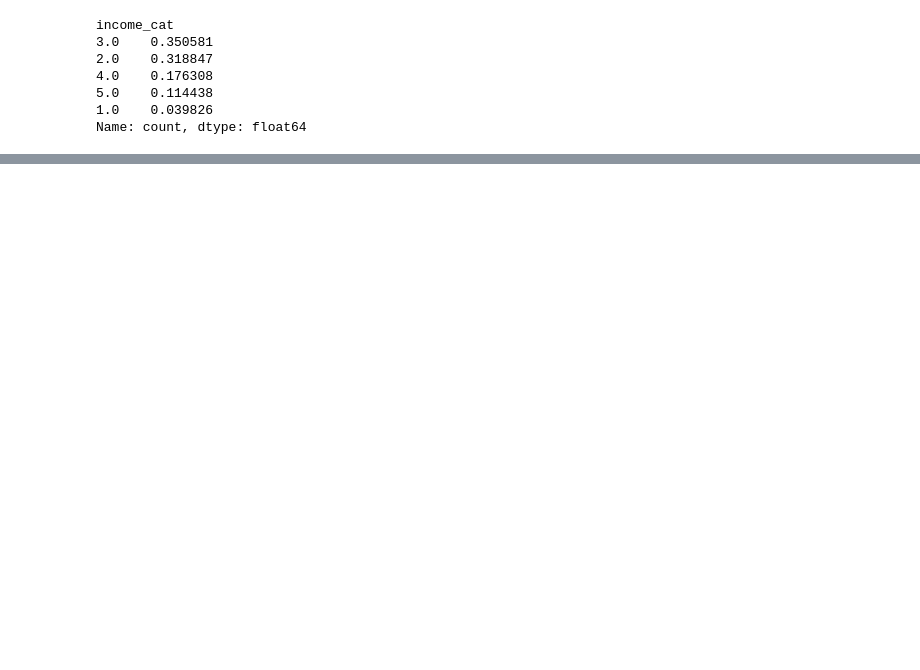
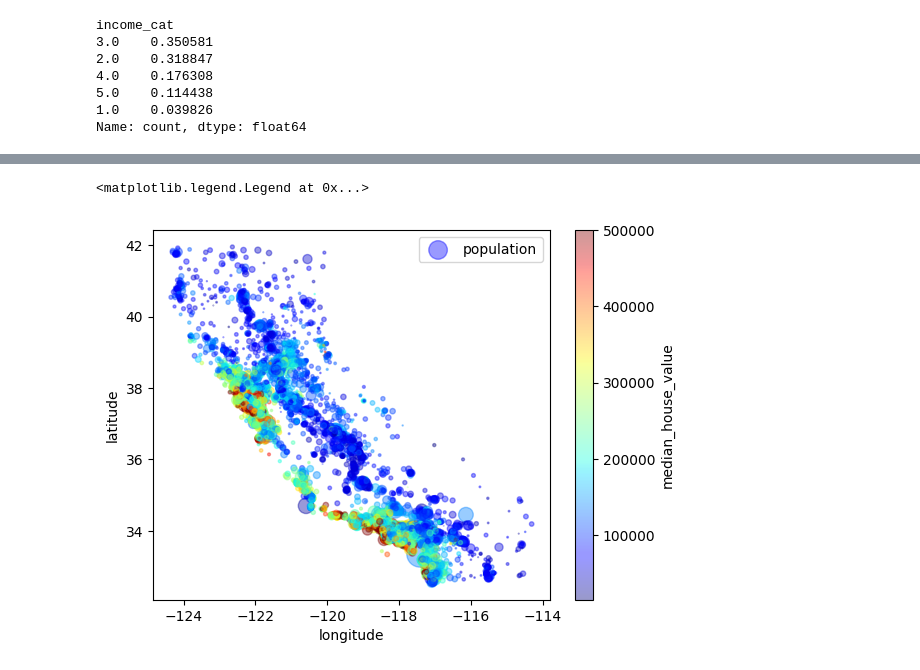
Before and after one commit to shrys1976/Housing-Price-Predictor, a Jupyter notebook: housePricePredict.ipynb, the cells around one changed output, grey strips where cells are left out. Saved outputs shown, nothing was run; the diff lists cells and outputs as text; code cells hidden in the pictures; blank space fills up the shorter version.

```diff
--- a/housePricePredict.ipynb
+++ b/housePricePredict.ipynb
@@ -206,0 +224,10 @@ KeyError: "['income_cat'] not found in axis"
+# %%
+housing_data.plot(kind="scatter", x="longitude", y="latitude", alpha=0.4, # setting transparency to 0.4 to get view at denser areas
+s=housing_data["population"]/100, label="population", # scaling circle size by 1/100 otherwise they would be huge
+
+c="median_house_value", cmap=plt.get_cmap("jet"), colorbar=True,) # adds colorbar on right, colornap being jet
+plt.legend() # adds legend on graph top right
+# s is marker size, c is marker color predefined matplotlib wrapper
+# %% [output]
+<matplotlib.legend.Legend at 0x...>
+[figure, added]
```
Also changed, not shown: parts of 6 cells of this notebook.
